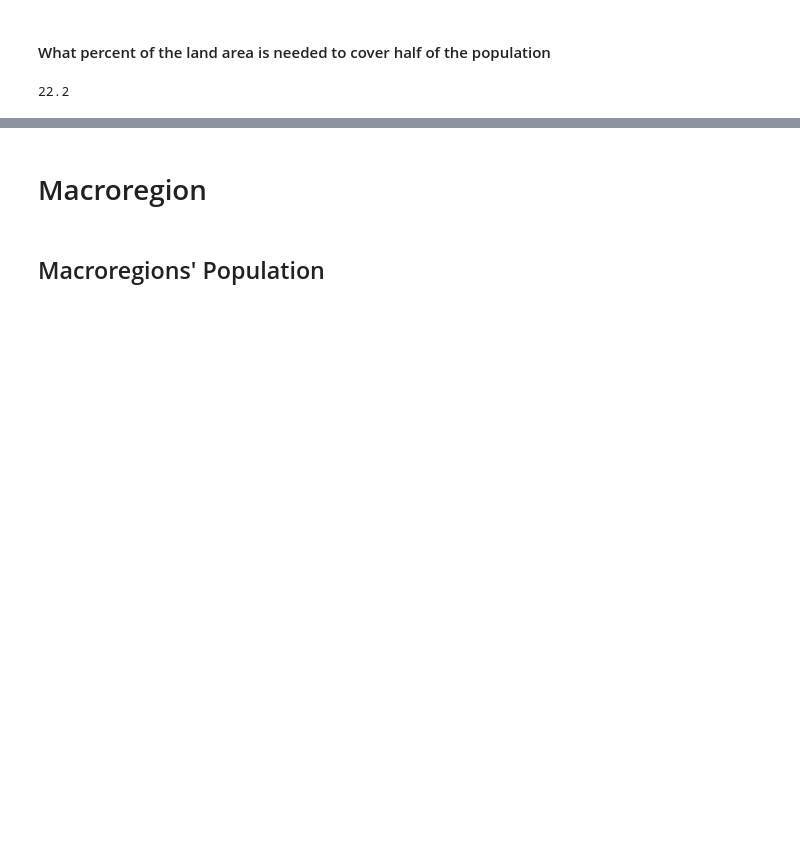
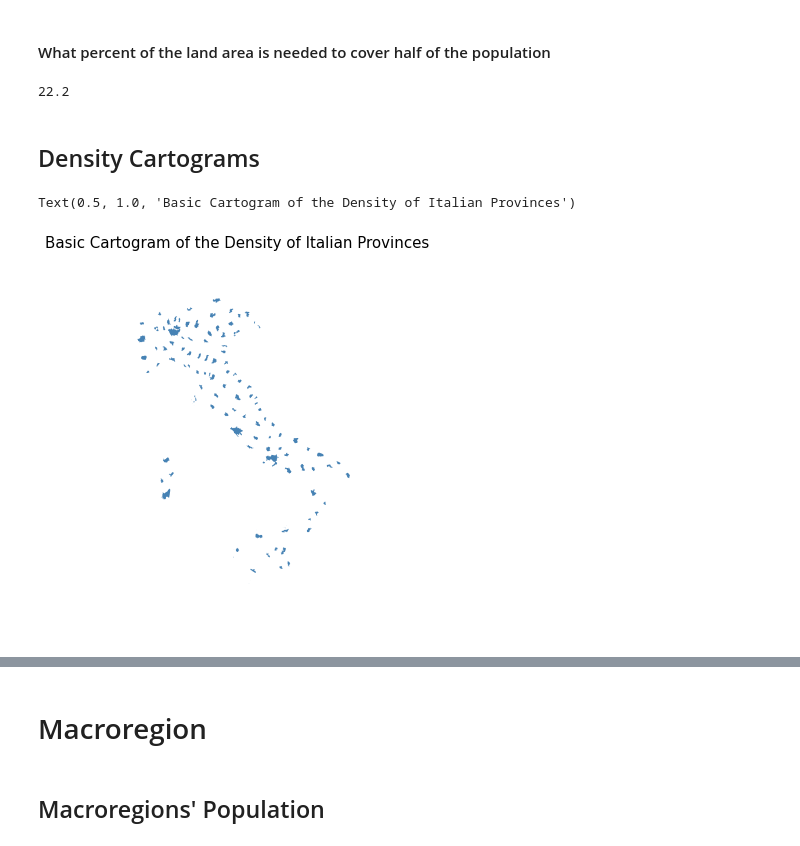
Before and after one commit to gregfeliu/Centroids_of_Italy, a Jupyter notebook: notebooks/2.Plotting_Cartograms.ipynb, the cells around one changed output, grey strips where cells are left out. Cells and saved outputs as stored; diff of their text form; code cells hidden in the pictures; blank space fills up the shorter version.

```diff
--- a/notebooks/2.Plotting_Cartograms.ipynb
+++ b/notebooks/2.Plotting_Cartograms.ipynb
@@ -116,3 +116,11 @@ pct_of_land_half_pop = round(provinces_gdf_pop_sort[0:21].Area.sum() / \
 print(pct_of_land_half_pop)
 # %% [output]
 22.2
+# %% [markdown]
+## Density Cartograms
+# %%
+gplt.cartogram(provinces_gdf, scale='Density', projection=gcrs.AlbersEqualArea(), figsize=(7,7))
+plt.title("Basic Cartogram of the Density of Italian Provinces", fontdict={"fontsize":15})
+# %% [output]
+Text(0.5, 1.0, 'Basic Cartogram of the Density of Italian Provinces')
+[figure, added]
```
Also changed, not shown: parts of 17 cells of this notebook, 1 other file.
